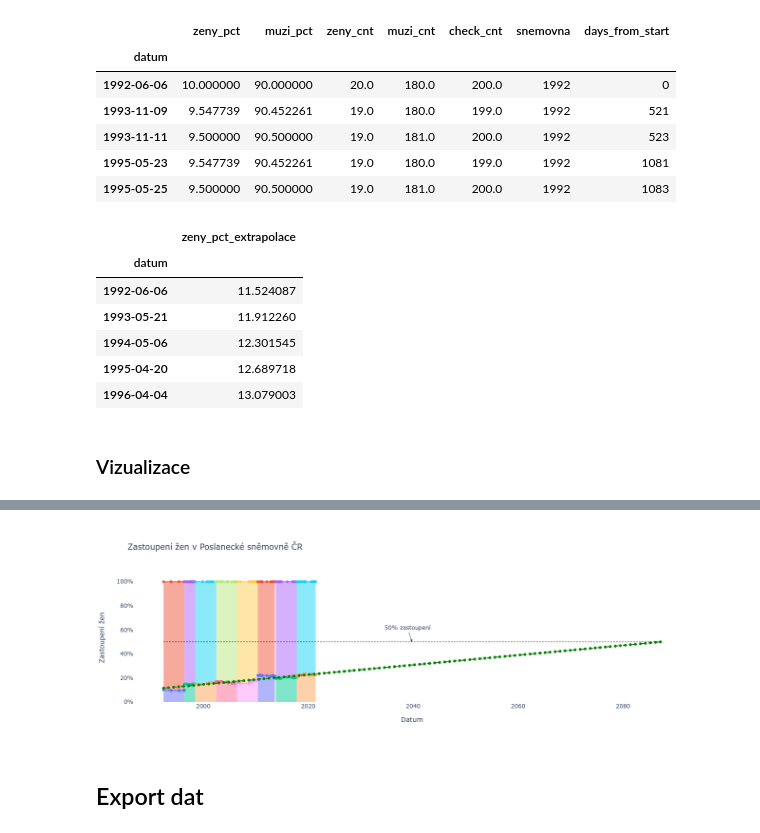
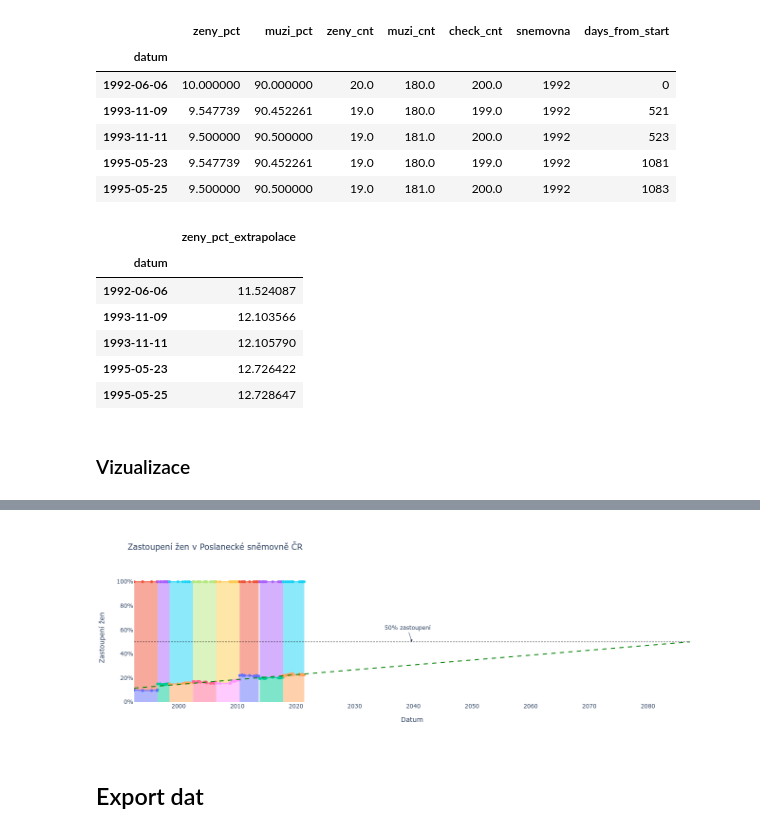
Before and after one commit to parlamentikon/parlamentikon, a Jupyter notebook: notebooks/Zastoupeni_zen_v_PS.src.ipynb, the cells around one changed output, grey strips where cells are left out. Drawn from its saved outputs; the diff is of its cells as text; code cells hidden in the pictures.

Commit message:
exporting extrapolation date points for historical data

```diff
--- a/notebooks/Zastoupeni_zen_v_PS.src.ipynb
+++ b/notebooks/Zastoupeni_zen_v_PS.src.ipynb
@@ -234,7 +234,9 @@ y = zastoupeni_df['zeny_pct'].values
 model = linear_model.LinearRegression().fit(x, y)
 linear_model.LinearRegression(copy_X=True, fit_intercept=True, n_jobs=1, normalize=False)
 
-x_values = np.linspace(zastoupeni_df['days_from_start'].min(), 34593, 100, endpoint=True).round(decimals=0)
+x_historical = zastoupeni_df['days_from_start'].values[:-2]
+x_extrapolated = np.linspace(zastoupeni_df['days_from_start'].max(), 34593, 50, endpoint=True).round(decimals=0)
+x_values = np.concatenate((x_historical, x_extrapolated))
 x_vector = [[v] for v in x_values]
 y_pred = model.predict(x_vector)
 # %%
@@ -248,10 +250,10 @@ zastoupeni_extrapolace_df.head()
 |  | zeny_pct_extrapolace |
 | datum |  |
 | 1992-06-06 | 11.524087 |
-| 1993-05-21 | 11.912260 |
-| 1994-05-06 | 12.301545 |
-| 1995-04-20 | 12.689718 |
-| 1996-04-04 | 13.079003 |
+| 1993-11-09 | 12.103566 |
+| 1993-11-11 | 12.105790 |
+| 1995-05-23 | 12.726422 |
+| 1995-05-25 | 12.728647 |
 # %% [markdown]
 ### Vizualizace
 # %%
@@ -291,7 +293,7 @@ fig.add_trace(go.Scatter(
         x = zastoupeni_extrapolace_df.index,
         y = zastoupeni_extrapolace_df.zeny_pct_extrapolace.round(2),
         name = f"ženy (extrapolace)",
-        mode = 'markers+lines',
+        mode = 'lines',
         line = dict(color='green', width=2, dash='dash')
     ))
 
@@ -333,4 +336,4 @@ fig.show()
-[figure, old version]
+[figure, new version]
 # %% [markdown]
 ## Export dat
 # %% [markdown]
```
Also changed, not shown: parts of 6 cells of this notebook, 1 other file.
